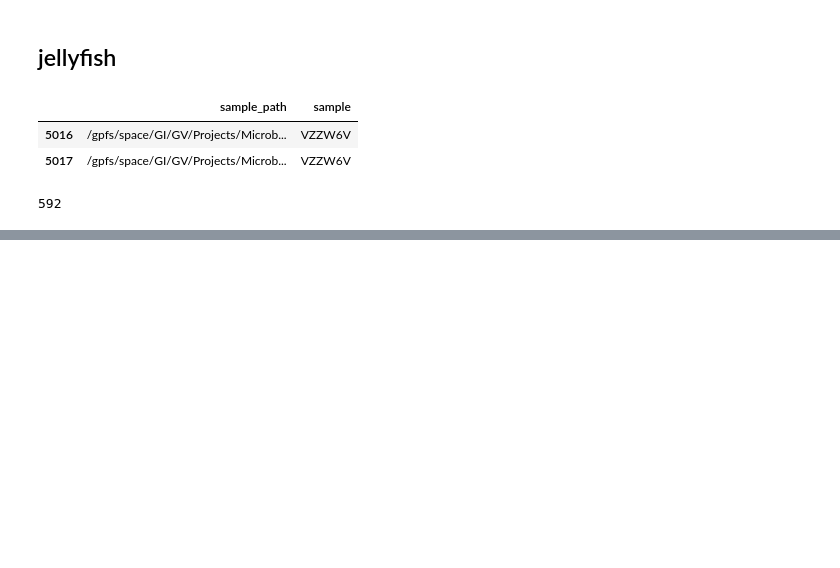
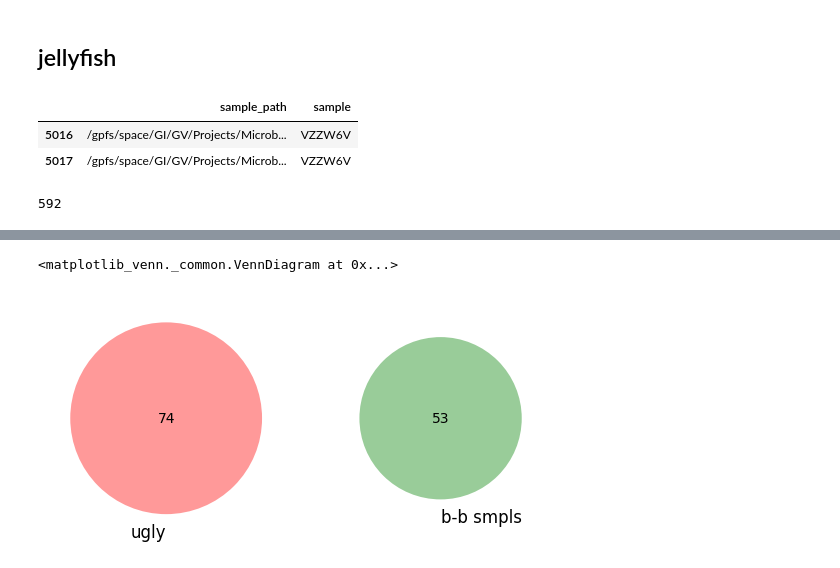
Before and after one commit to Chartiza/2024_Illumina_vs_BGI, a Jupyter notebook: step3_motus/find_absent_smpls.ipynb, the cells around one changed output, grey strips where cells are left out. Saved outputs shown, nothing was run; the diff lists cells and outputs as text; code cells hidden in the pictures; blank space fills up the shorter version.

```diff
--- a/step3_motus/find_absent_smpls.ipynb
+++ b/step3_motus/find_absent_smpls.ipynb
@@ -90,0 +116,5 @@ len(mrg['sample'].unique())
+# %%
+venn2([set(sw['sample']), set(bb['sample'])], ('ugly', 'b-b smpls'))
+# %% [output]
+<matplotlib_venn._common.VennDiagram at 0x...>
+[figure, added]
```
Also changed, not shown: parts of 4 cells of this notebook, 2 other files.
